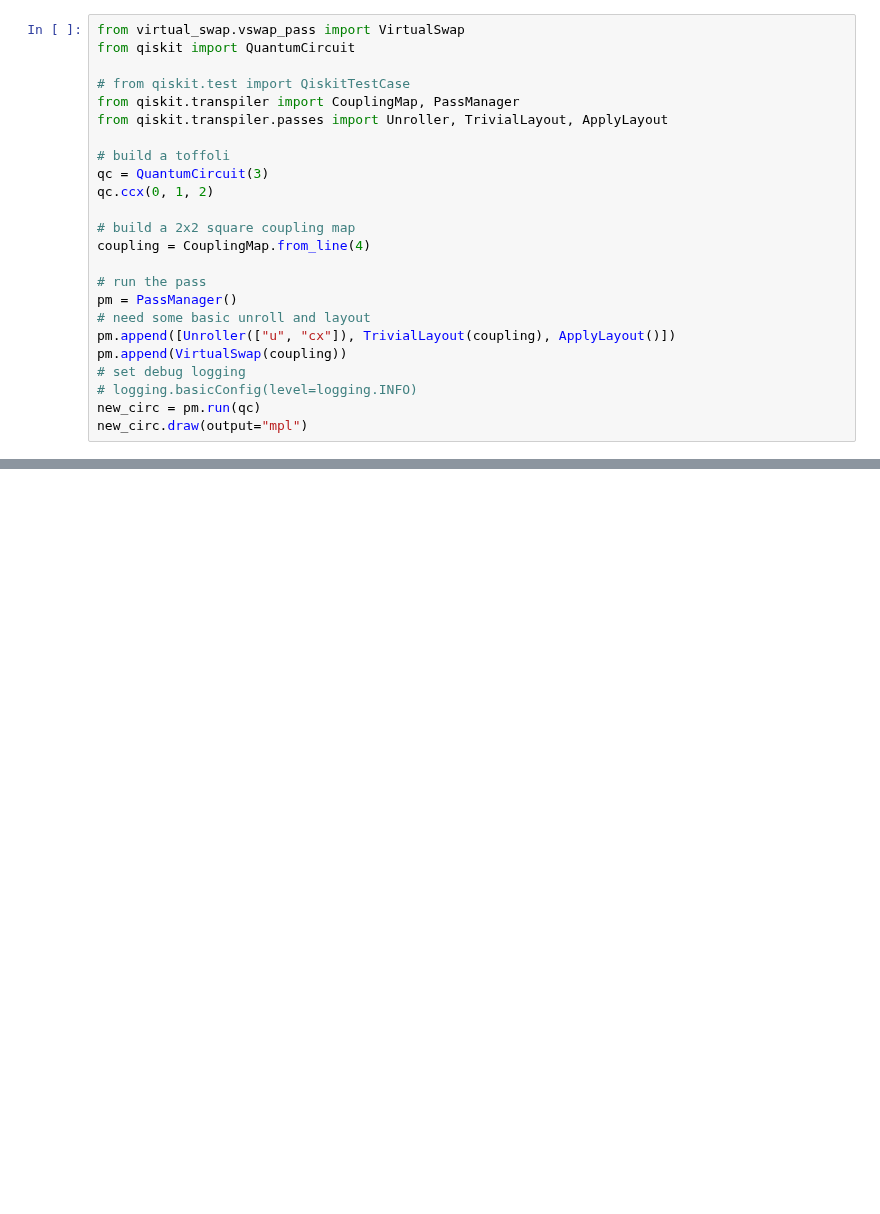
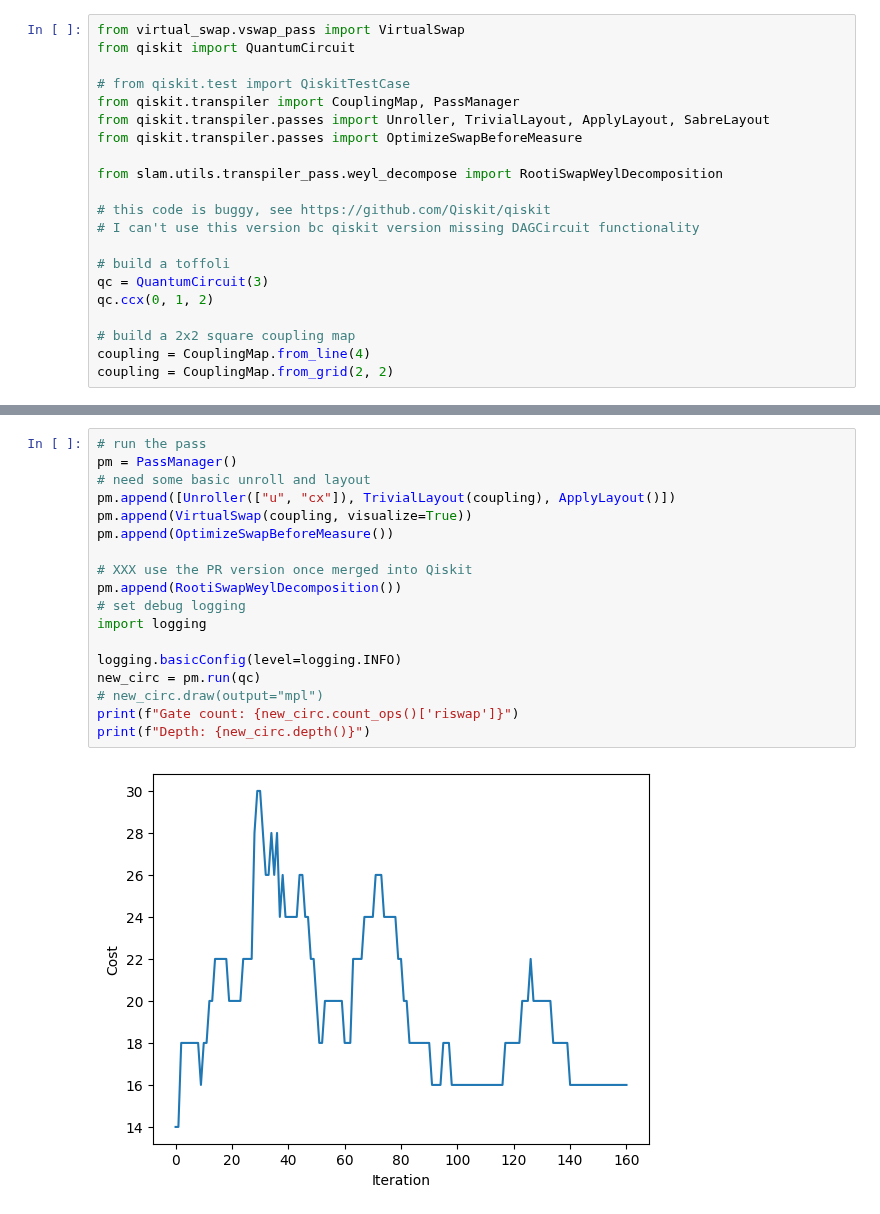
Before and after one commit to Pitt-JonesLab/mirror-gates, a Jupyter notebook: src/virtual_swap/scripts/main.ipynb, the cells around one changed output, grey strips where cells are left out. Drawn from its saved outputs; the diff is of its cells as text; blank space fills up the shorter version.

```diff
--- a/src/virtual_swap/scripts/main.ipynb
+++ b/src/virtual_swap/scripts/main.ipynb
@@ -4,7 +4,13 @@ from qiskit import QuantumCircuit
 
 # from qiskit.test import QiskitTestCase
 from qiskit.transpiler import CouplingMap, PassManager
-from qiskit.transpiler.passes import Unroller, TrivialLayout, ApplyLayout
+from qiskit.transpiler.passes import Unroller, TrivialLayout, ApplyLayout, SabreLayout
+from qiskit.transpiler.passes import OptimizeSwapBeforeMeasure
+
+from slam.utils.transpiler_pass.weyl_decompose import RootiSwapWeylDecomposition
+
+# this code is buggy, see https://github.com/Qiskit/qiskit
+# I can't use this version bc qiskit version missing DAGCircuit functionality
 
 # build a toffoli
 qc = QuantumCircuit(3)
@@ -12,13 +18,4 @@ qc.ccx(0, 1, 2)
 
 # build a 2x2 square coupling map
 coupling = CouplingMap.from_line(4)
-
-# run the pass
-pm = PassManager()
-# need some basic unroll and layout
-pm.append([Unroller(["u", "cx"]), TrivialLayout(coupling), ApplyLayout()])
-pm.append(VirtualSwap(coupling))
-# set debug logging
-# logging.basicConfig(level=logging.INFO)
-new_circ = pm.run(qc)
-new_circ.draw(output="mpl")
+coupling = CouplingMap.from_grid(2, 2)
@@ -36,0 +48,20 @@ plt.show()
+# %%
+# run the pass
+pm = PassManager()
+# need some basic unroll and layout
+pm.append([Unroller(["u", "cx"]), TrivialLayout(coupling), ApplyLayout()])
+pm.append(VirtualSwap(coupling, visualize=True))
+pm.append(OptimizeSwapBeforeMeasure())
+
+# XXX use the PR version once merged into Qiskit
+pm.append(RootiSwapWeylDecomposition())
+# set debug logging
+import logging
+
+logging.basicConfig(level=logging.INFO)
+new_circ = pm.run(qc)
+# new_circ.draw(output="mpl")
+print(f"Gate count: {new_circ.count_ops()['riswap']}")
+print(f"Depth: {new_circ.depth()}")
+# %% [output]
+[figure, added]
```
Also changed, not shown: parts of 6 cells of this notebook, 4 other files.
